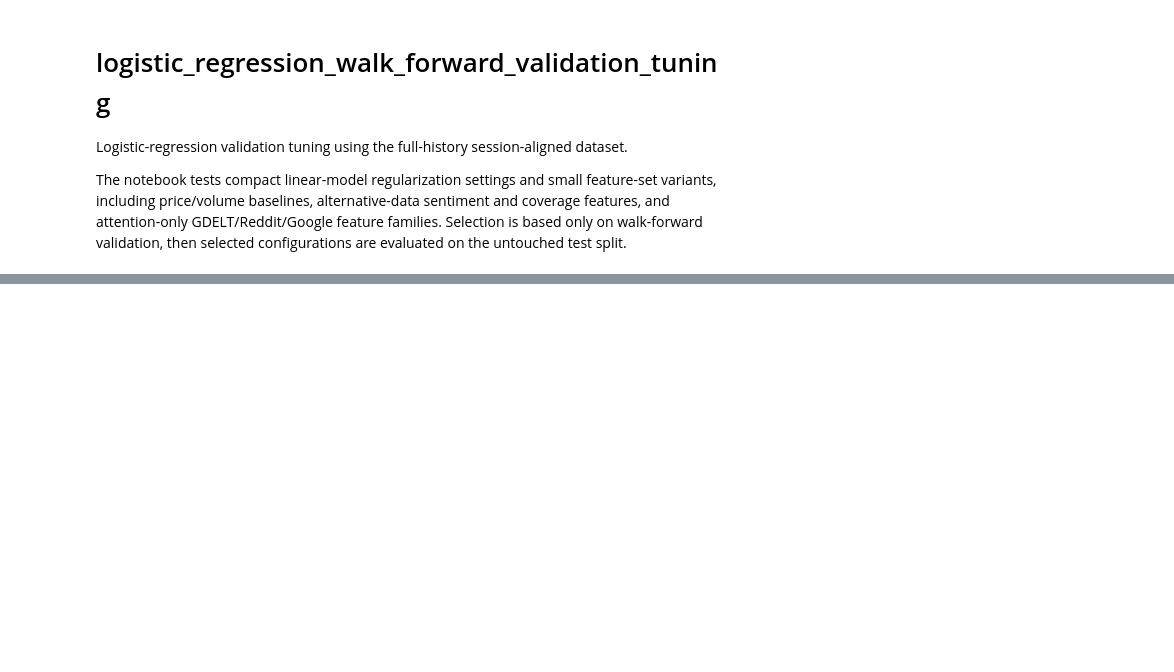
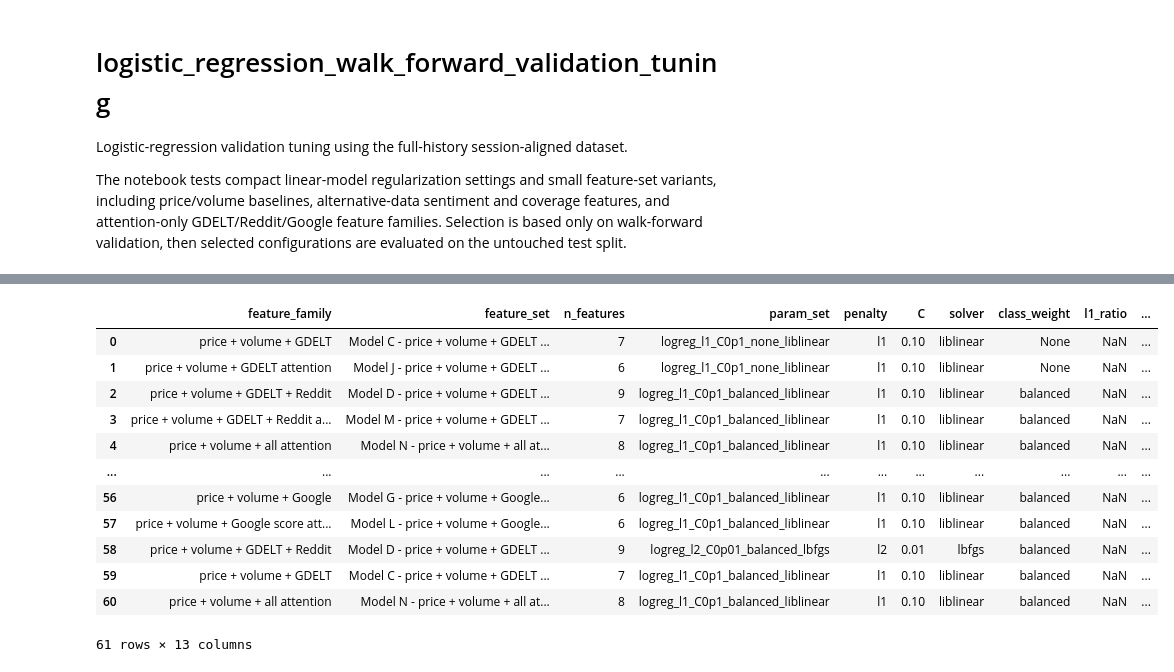
Before and after one commit to filip19992/equity-price-direction-predictor, a Jupyter notebook: notebooks/logistic_regression.ipynb, the cells around one changed output, grey strips where cells are left out. Cells and saved outputs as stored; diff of their text form; code cells hidden in the pictures; blank space fills up the shorter version.

```diff
--- a/notebooks/logistic_regression.ipynb
+++ b/notebooks/logistic_regression.ipynb
@@ -628,41 +569,28 @@ validation_grid_results_df
 # %%
-validation_best_by_feature_set_df = (
-    validation_grid_results_df.sort_values(
-        ["feature_set", CONFIG["selection_metric"], "balanced_accuracy", "f1_score", "accuracy"],
-        ascending=[True, False, False, False, False],
-    )
-    .groupby("feature_set", as_index=False)
-    .head(1)
-    .sort_values([CONFIG["selection_metric"], "balanced_accuracy", "f1_score", "accuracy"], ascending=False)
-    .reset_index(drop=True)
+validation_best_by_feature_set_df = ModelReportBuilder.select_best_validation_by_feature_set(
+    validation_grid_results_df,
+    selection_metric=CONFIG["selection_metric"],
 )
 
-validation_best_by_feature_set_display_df = validation_best_by_feature_set_df.rename(
-    columns={
-        "param_set": "best_param_set_by_walk_forward_score",
-        "balanced_accuracy": "walk_forward_mean_balanced_accuracy",
-        "balanced_accuracy_std": "walk_forward_std_balanced_accuracy",
-        "accuracy": "walk_forward_mean_accuracy",
-        "f1_score": "walk_forward_mean_f1_score",
-    }
+validation_best_by_feature_set_report_df = ModelReportBuilder.build_validation_best_by_feature_set_report(
+    validation_best_by_feature_set_df,
+    param_columns=LOGREG_PARAM_COLUMNS_FOR_DISPLAY,
 )
 
-validation_best_by_feature_set_display_df[
-    [
-        "feature_set",
-        "feature_family",
-        "n_features",
-        "best_param_set_by_walk_forward_score",
-        *LOGREG_PARAM_COLUMNS_FOR_DISPLAY,
-        "selection_score",
-        "walk_forward_mean_balanced_accuracy",
-        "walk_forward_std_balanced_accuracy",
-        "walk_forward_mean_accuracy",
-        "walk_forward_mean_f1_score",
-        "predicted_positive_rate",
-        "n_iter",
-        "n_nonzero_coefficients",
-    ]
-]
+validation_best_by_feature_set_report_df
+# %% [output]
+|  | feature_family | feature_set | n_features | param_set | penalty | C | solver | class_weight | l1_ratio | ... |
+| 0 | price + volume + GDELT | Model C - price + volume + GDELT ... | 7 | logreg_l1_C0p1_none_liblinear | l1 | 0.10 | liblinear | None | NaN | ... |
+| 1 | price + volume + GDELT attention | Model J - price + volume + GDELT ... | 6 | logreg_l1_C0p1_none_liblinear | l1 | 0.10 | liblinear | None | NaN | ... |
+| 2 | price + volume + GDELT + Reddit | Model D - price + volume + GDELT ... | 9 | logreg_l1_C0p1_balanced_liblinear | l1 | 0.10 | liblinear | balanced | NaN | ... |
+| 3 | price + volume + GDELT + Reddit a... | Model M - price + volume + GDELT ... | 7 | logreg_l1_C0p1_balanced_liblinear | l1 | 0.10 | liblinear | balanced | NaN | ... |
+| 4 | price + volume + all attention | Model N - price + volume + all at... | 8 | logreg_l1_C0p1_balanced_liblinear | l1 | 0.10 | liblinear | balanced | NaN | ... |
+| ... | ... | ... | ... | ... | ... | ... | ... | ... | ... | ... |
+| 56 | price + volume + Google | Model G - price + volume + Google... | 6 | logreg_l1_C0p1_balanced_liblinear | l1 | 0.10 | liblinear | balanced | NaN | ... |
+| 57 | price + volume + Google score att... | Model L - price + volume + Google... | 6 | logreg_l1_C0p1_balanced_liblinear | l1 | 0.10 | liblinear | balanced | NaN | ... |
+| 58 | price + volume + GDELT + Reddit | Model D - price + volume + GDELT ... | 9 | logreg_l2_C0p01_balanced_lbfgs | l2 | 0.01 | lbfgs | balanced | NaN | ... |
+| 59 | price + volume + GDELT | Model C - price + volume + GDELT ... | 7 | logreg_l1_C0p1_balanced_liblinear | l1 | 0.10 | liblinear | balanced | NaN | ... |
+| 60 | price + volume + all attention | Model N - price + volume + all at... | 8 | logreg_l1_C0p1_balanced_liblinear | l1 | 0.10 | liblinear | balanced | NaN | ... |
+61 rows × 13 columns
 # %%
 best_validation_params_df = validation_best_by_feature_set_df.copy()
```
Also changed, not shown: parts of 17 cells of this notebook, 11 other files.
